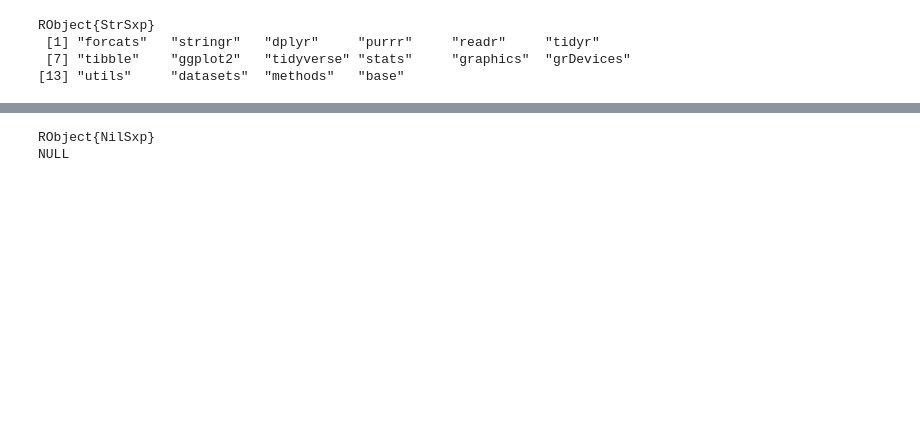
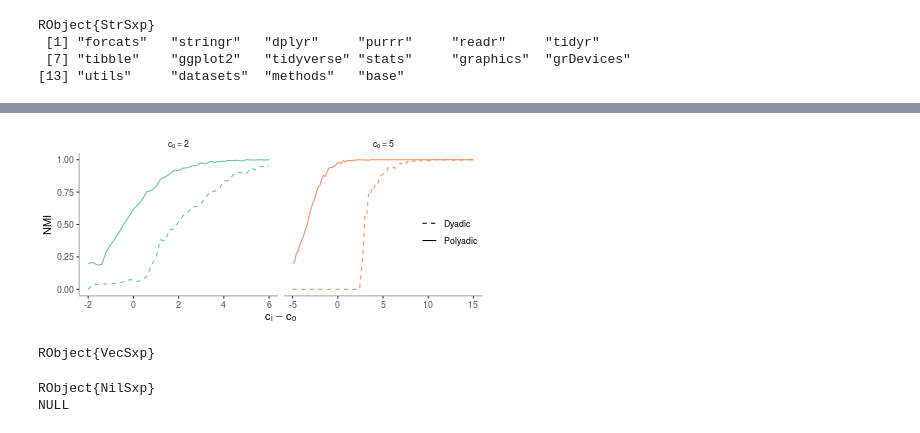
Before and after one commit to PhilChodrow/HypergraphModularity, a Jupyter notebook: detectability.ipynb, the cells around one changed output, grey strips where cells are left out. Drawn from its saved outputs; the diff is of its cells as text; code cells hidden in the pictures; blank space fills up the shorter version.

Commit message:
update detectability graph

```diff
--- a/detectability.ipynb
+++ b/detectability.ipynb
@@ -184,0 +182,13 @@ end
+# %%
+Cᵢ, Cₒ = zeros(0), zeros(0)
+C, D, H = zeros(0), zeros(0), zeros(0)
+
+for cₒ ∈ [2, 5], cᵢ ∈ 0:.2:4cₒ, k ∈ 1:5
+    c, d, h = detectabilityExperiment(500, cᵢ, cₒ)
+
+    append!(Cᵢ, cᵢ)
+    append!(Cₒ, cₒ)
+    append!(C,  c)
+    append!(D,  d)
+    append!(H,  h)
+end
@@ -231,0 +209,38 @@ RObject{VecSxp}
+# %%
+R"""
+df <- tibble(C_i = $Cᵢ, C_o = $Cₒ, C = $C, D = $D, H = $H) %>%
+    gather(key = method, value = NMI, -C_i, -C_o, -C) %>%
+    group_by(C_i, C_o, method) %>%
+    summarise(NMI = mean(NMI)) %>%
+    mutate(method = ifelse(method == "D", "Dyadic", "Polyadic"))
+
+header = function(x){
+    paste("cₒ =", x)
+}
+
+df %>%
+    ggplot() +
+    geom_line(aes(x = C_i - C_o,
+        y = NMI,
+        linetype = method,
+        group = paste0(method, C_o),
+        color = as.character(C_o))) +
+    facet_wrap(~C_o, scales = "free_x",
+               labeller = labeller(C_o = header)) +
+    theme_classic() +
+    theme(panel.border = element_blank(),
+          axis.line = element_line(color = 'darkgrey'),
+          panel.grid.minor = element_blank(),
+          legend.position = c(1.0, .65),
+          legend.justification = c("right", "top"),
+          legend.box.just = "right",
+          legend.margin = margin(6, 6, 6, 6),
+          legend.title = element_blank(),
+          strip.background = element_blank()) +
+    scale_color_brewer(palette = "Set2") +
+    scale_fill_brewer(palette = "Set2") +
+    xlab(expression(cᵢ - cₒ)) +
+    guides(color = FALSE) +
+    scale_linetype_manual(values=c("dashed", "solid"))
+"""
+# %% [output]
@@ -232,2 +249,4 @@ RObject{VecSxp}
+[figure, added]
+RObject{VecSxp}
 # %%
 R"""
```
Also changed, not shown: parts of 13 cells of this notebook.
